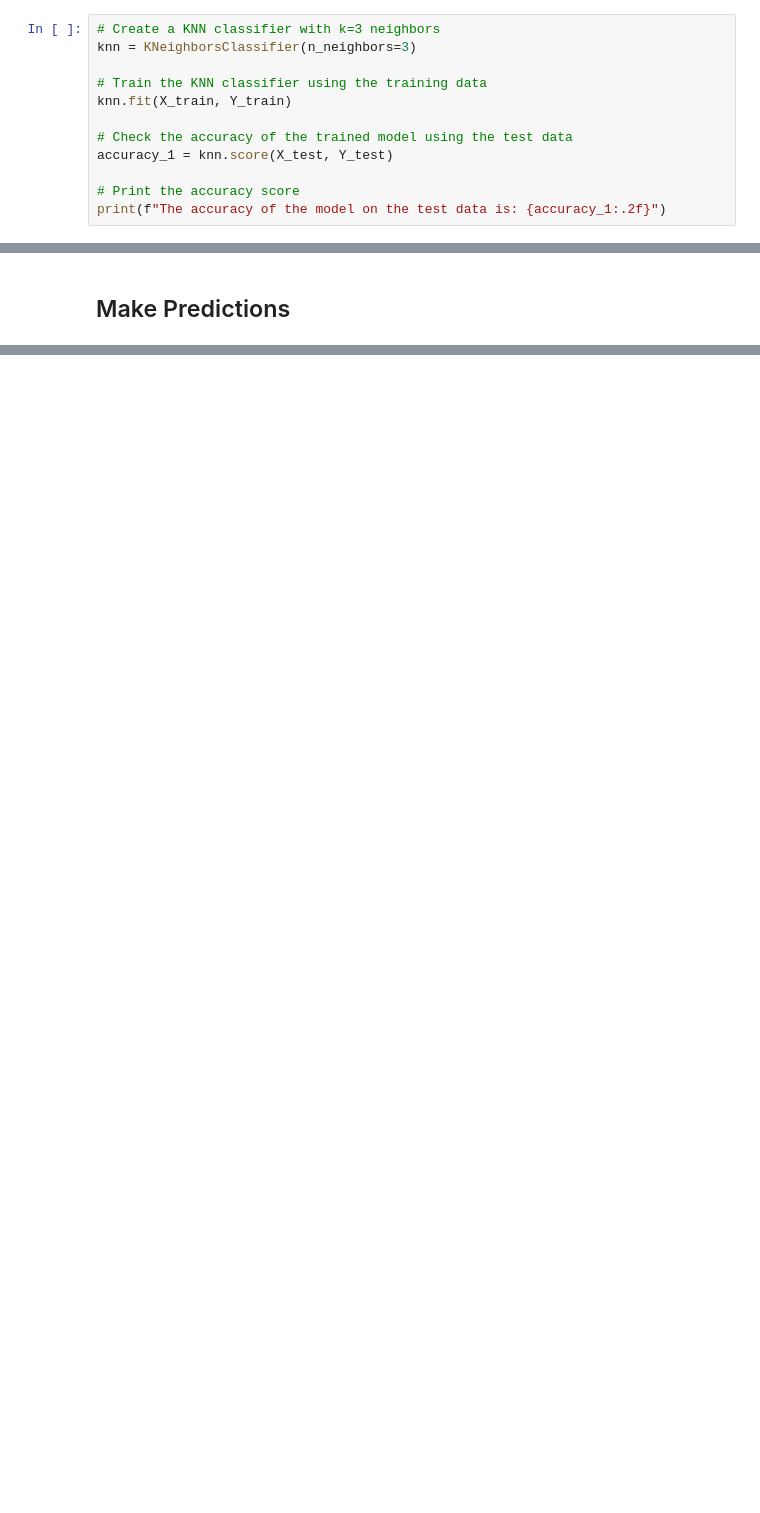
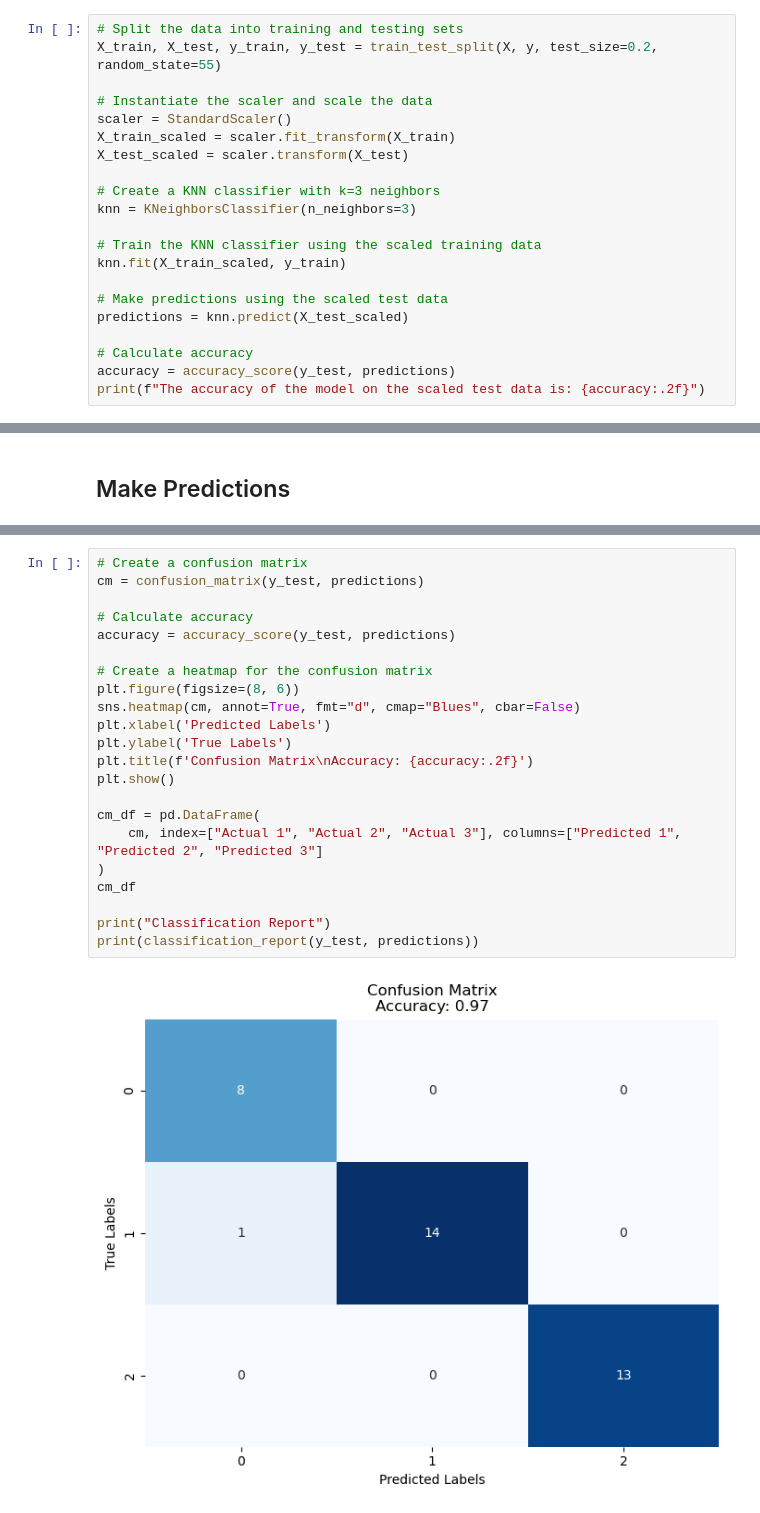
Before and after one commit to raolson83/Final_Bootcamp_Project, a Jupyter notebook: KNN_Model_Jack.ipynb, the cells around one changed output, grey strips where cells are left out. Saved outputs shown, nothing was run; the diff lists cells and outputs as text; blank space fills up the shorter version.

```diff
--- a/KNN_Model_Jack.ipynb
+++ b/KNN_Model_Jack.ipynb
@@ -231,15 +236,24 @@ The most accurate K count to use is: 3
 # %% [markdown]
 ## Changing K count on model to increase accuracy
 # %%
+# Split the data into training and testing sets
+X_train, X_test, y_train, y_test = train_test_split(X, y, test_size=0.2, random_state=55)
+
+# Instantiate the scaler and scale the data
+scaler = StandardScaler()
+X_train_scaled = scaler.fit_transform(X_train)
+X_test_scaled = scaler.transform(X_test)
+
 # Create a KNN classifier with k=3 neighbors
 knn = KNeighborsClassifier(n_neighbors=3)
 
-# Train the KNN classifier using the training data
-knn.fit(X_train, Y_train)
+# Train the KNN classifier using the scaled training data
+knn.fit(X_train_scaled, y_train)
 
-# Check the accuracy of the trained model using the test data
-accuracy_1 = knn.score(X_test, Y_test)
+# Make predictions using the scaled test data
+predictions = knn.predict(X_test_scaled)
 
-# Print the accuracy score
-print(f"The accuracy of the model on the test data is: {accuracy_1:.2f}")
+# Calculate accuracy
+accuracy = accuracy_score(y_test, predictions)
+print(f"The accuracy of the model on the scaled test data is: {accuracy:.2f}")
 # %% [output]
@@ -322,0 +300,24 @@ Accuracy: 0.58
+# %%
+# Create a confusion matrix
+cm = confusion_matrix(y_test, predictions)
+
+# Calculate accuracy
+accuracy = accuracy_score(y_test, predictions)
+
+# Create a heatmap for the confusion matrix
+plt.figure(figsize=(8, 6))
+sns.heatmap(cm, annot=True, fmt="d", cmap="Blues", cbar=False)
+plt.xlabel('Predicted Labels')
+plt.ylabel('True Labels')
+plt.title(f'Confusion Matrix\nAccuracy: {accuracy:.2f}')
+plt.show()
+
+cm_df = pd.DataFrame(
+    cm, index=["Actual 1", "Actual 2", "Actual 3"], columns=["Predicted 1", "Predicted 2", "Predicted 3"]
+)
+cm_df
+
+print("Classification Report")
+print(classification_report(y_test, predictions))
+# %% [output]
+[figure, added]
```
Also changed, not shown: parts of 21 cells of this notebook.
